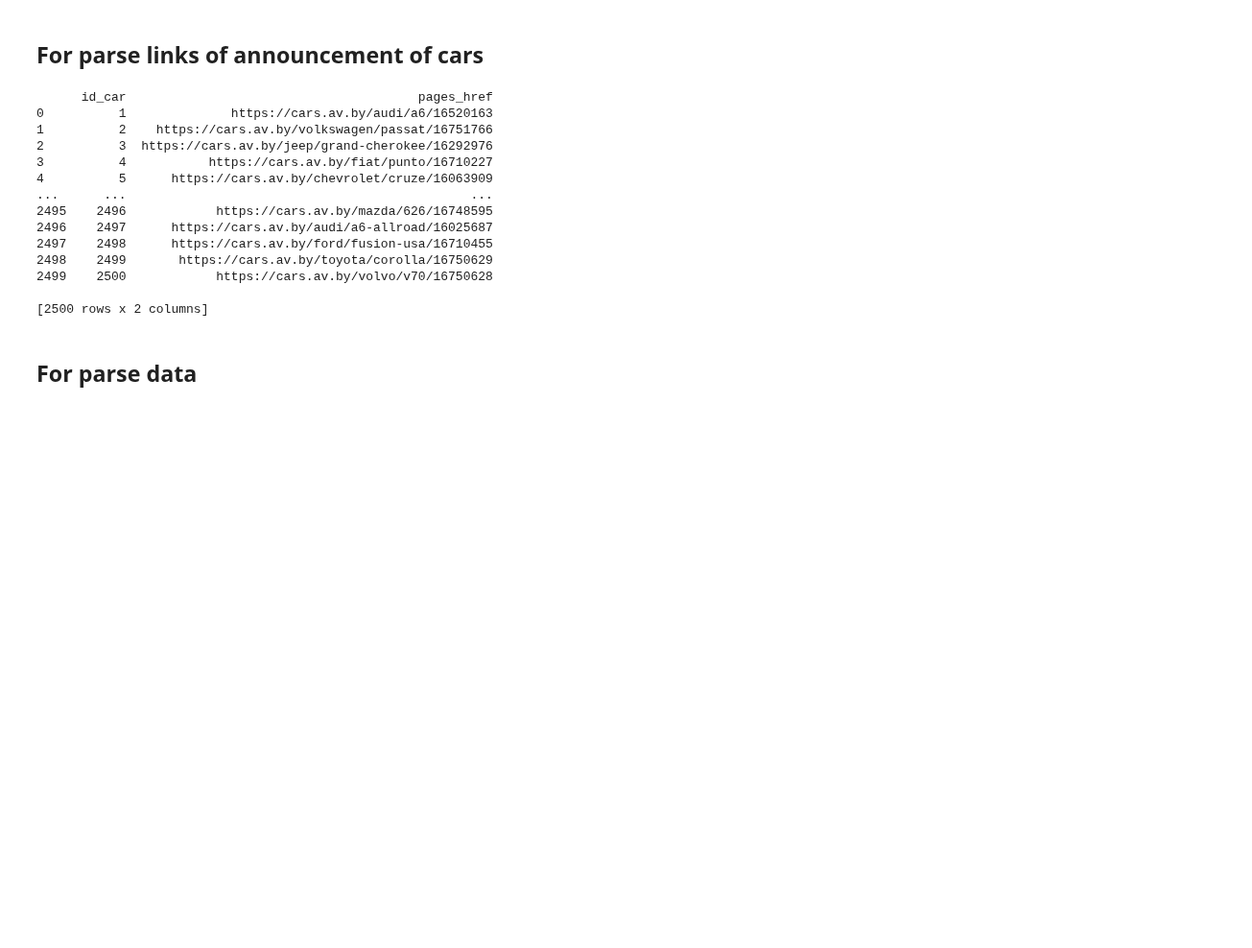
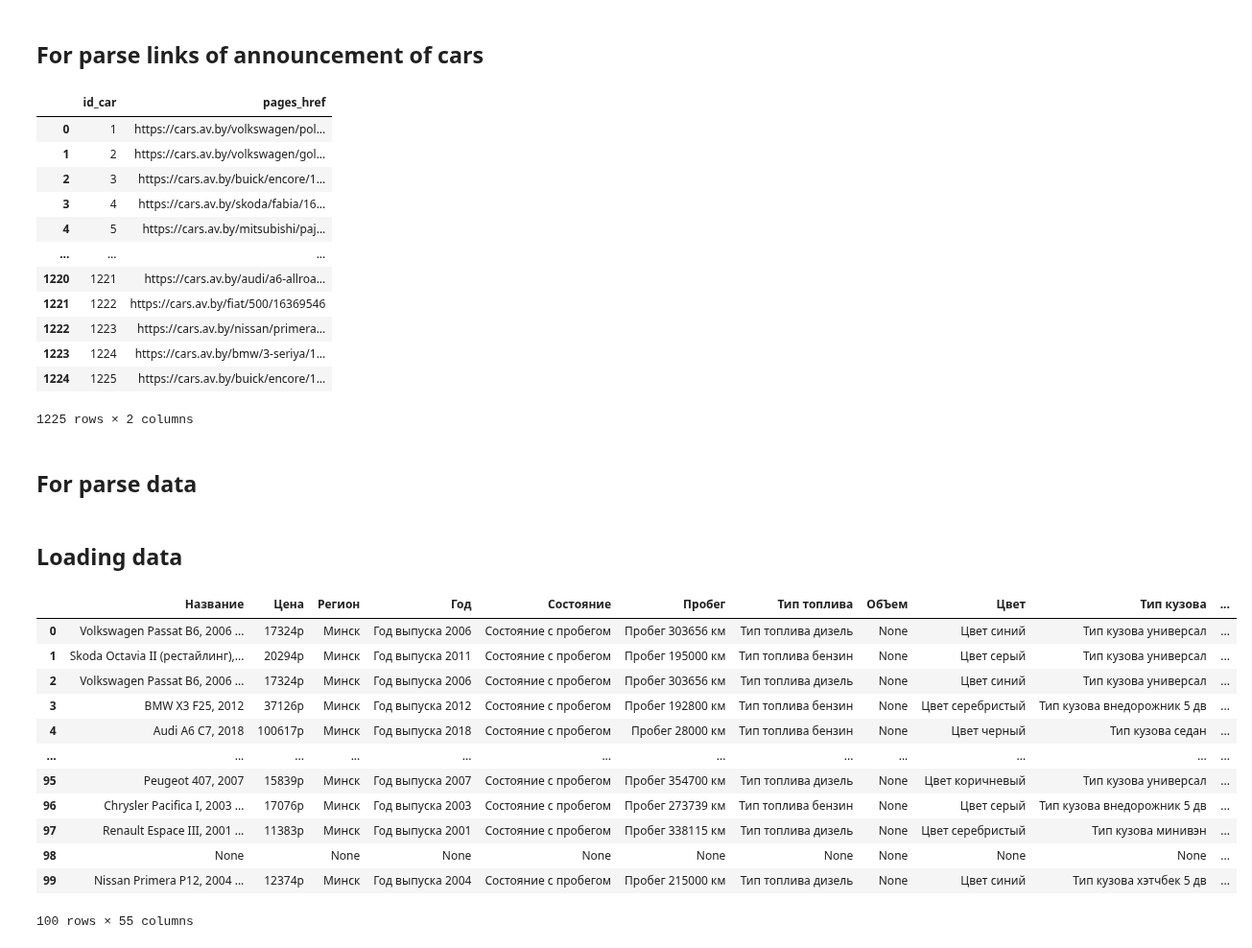
Before and after one commit to gabbysocol/av_project, a Jupyter notebook: model/start.ipynb, the cells around one changed output. Shown at 96% size. Drawn from its saved outputs; the diff is of its cells as text; code cells hidden in the pictures; blank space fills up the shorter version.

```diff
--- a/model/start.ipynb
+++ b/model/start.ipynb
@@ -40,30 +43,29 @@ def parse_links(url, all_avto_links):
 # %%
 url = 'https://cars.av.by/search/page/'
 
-file_name = 'data/auto12.csv'
+file_name = 'data/auto13.csv'
 
 all_avto_links = []
 
-for page in range(1100, 1200):
+for page in range(1, 50):
     all_avto_links = parse_links(url+str(page), all_avto_links)
 
 
 save_file(all_avto_links, file_name)
 read_file(file_name)
 # %% [output]
+|  | id_car | pages_href |
+| 0 | 1 | https://cars.av.by/volkswagen/pol... |
+| 1 | 2 | https://cars.av.by/volkswagen/gol... |
+| 2 | 3 | https://cars.av.by/buick/encore/1... |
+| 3 | 4 | https://cars.av.by/skoda/fabia/16... |
+| 4 | 5 | https://cars.av.by/mitsubishi/paj... |
+| ... | ... | ... |
+| 1220 | 1221 | https://cars.av.by/audi/a6-allroa... |
+| 1221 | 1222 | https://cars.av.by/fiat/500/16369546 |
+| 1222 | 1223 | https://cars.av.by/nissan/primera... |
+| 1223 | 1224 | https://cars.av.by/bmw/3-seriya/1... |
+| 1224 | 1225 | https://cars.av.by/buick/encore/1... |
-      id_car                                       pages_href
-0          1              https://cars.av.by/audi/a6/16520163
-1          2    https://cars.av.by/volkswagen/passat/16751766
-2          3  https://cars.av.by/jeep/grand-cherokee/16292976
-3          4           https://cars.av.by/fiat/punto/16710227
-4          5      https://cars.av.by/chevrolet/cruze/16063909
-...      ...                                              ...
-2495    2496            https://cars.av.by/mazda/626/16748595
-2496    2497      https://cars.av.by/audi/a6-allroad/16025687
-2497    2498      https://cars.av.by/ford/fusion-usa/16710455
-2498    2499       https://cars.av.by/toyota/corolla/16750629
-2499    2500            https://cars.av.by/volvo/v70/16750628
-
-[2500 rows x 2 columns]
+1225 rows × 2 columns
 # %% [markdown]
 ## For parse data
@@ -81,3 +126,5 @@ multi_class = 'card'
+# %%
+df = pd.DataFrame(columns=(['Название', 'Цена', 'Регион'] + main_features_avto + features_avto))
 # %%
 def parse(url):
     response = requests.get(url)
@@ -117,0 +185,2 @@ parse(url)
+# %% [markdown]
+## Loading data
@@ -117,0 +205,16 @@ parse(url)
+# %%
+df.head(100)
+# %% [output]
+|  | Название | Цена | Регион | Год | Состояние | Пробег | Тип топлива | ОбЪем | Цвет | Тип кузова | ... |
+| 0 | Volkswagen Passat B6, 2006 ... | 17324р | Минск | Год выпуска 2006 | Состояние с пробегом | Пробег 303656 км | Тип топлива дизель | None | Цвет синий | Тип кузова универсал | ... |
+| 1 | Skoda Octavia II (рестайлинг),... | 20294р | Минск | Год выпуска 2011 | Состояние с пробегом | Пробег 195000 км | Тип топлива бензин | None | Цвет серый | Тип кузова универсал | ... |
+| 2 | Volkswagen Passat B6, 2006 ... | 17324р | Минск | Год выпуска 2006 | Состояние с пробегом | Пробег 303656 км | Тип топлива дизель | None | Цвет синий | Тип кузова универсал | ... |
+| 3 | BMW X3 F25, 2012 | 37126р | Минск | Год выпуска 2012 | Состояние с пробегом | Пробег 192800 км | Тип топлива бензин | None | Цвет серебристый | Тип кузова внедорожник 5 дв | ... |
+| 4 | Audi A6 C7, 2018 | 100617р | Минск | Год выпуска 2018 | Состояние с пробегом | Пробег 28000 км | Тип топлива бензин | None | Цвет черный | Тип кузова седан | ... |
+| ... | ... | ... | ... | ... | ... | ... | ... | ... | ... | ... | ... |
+| 95 | Peugeot 407, 2007 | 15839р | Минск | Год выпуска 2007 | Состояние с пробегом | Пробег 354700 км | Тип топлива дизель | None | Цвет коричневый | Тип кузова универсал | ... |
+| 96 | Chrysler Pacifica I, 2003 ... | 17076р | Минск | Год выпуска 2003 | Состояние с пробегом | Пробег 273739 км | Тип топлива бензин | None | Цвет серый | Тип кузова внедорожник 5 дв | ... |
+| 97 | Renault Espace III, 2001 ... | 11383р | Минск | Год выпуска 2001 | Состояние с пробегом | Пробег 338115 км | Тип топлива дизель | None | Цвет серебристый | Тип кузова минивэн | ... |
+| 98 | None |  | None | None | None | None | None | None | None | None | ... |
+| 99 | Nissan Primera P12, 2004 ... | 12374р | Минск | Год выпуска 2004 | Состояние с пробегом | Пробег 215000 км | Тип топлива дизель | None | Цвет синий | Тип кузова хэтчбек 5 дв | ... |
+100 rows × 55 columns
```
Also changed, not shown: parts of 6 cells of this notebook, 17 other files.
